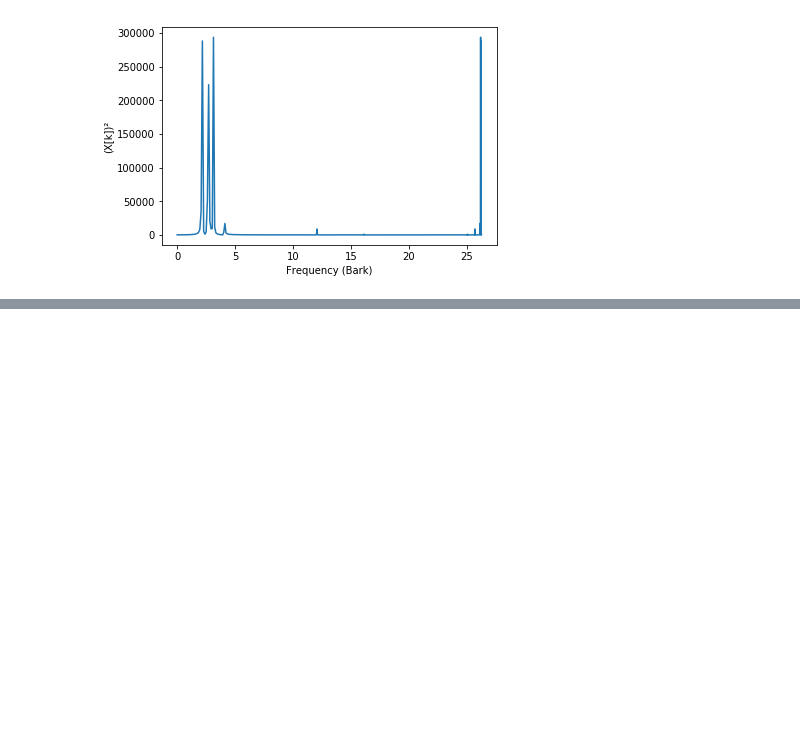
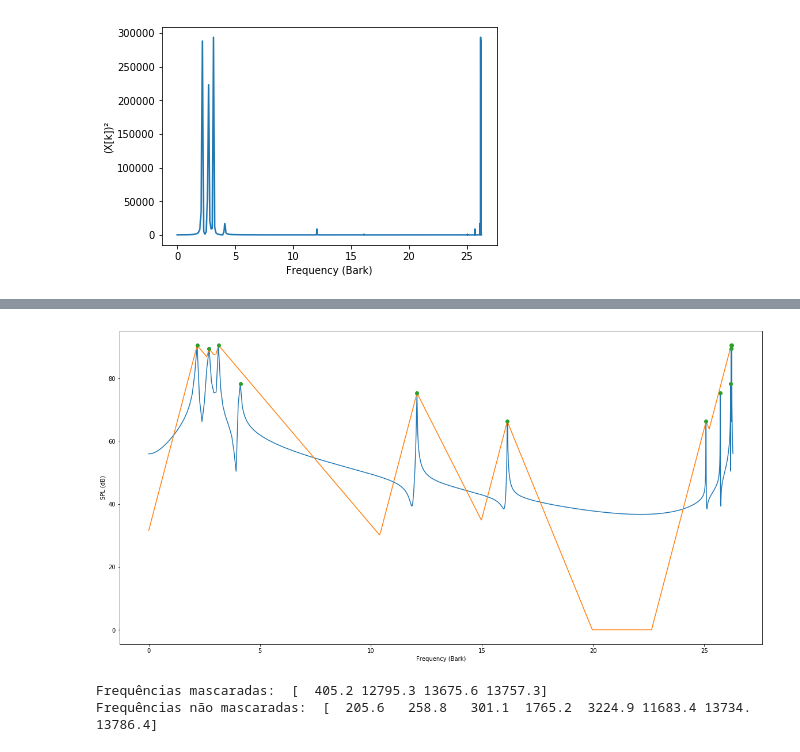
Before and after one commit to Melinghu/audio-masking-curves, a Jupyter notebook: audio-masking-curves.ipynb, the cells around one changed output, grey strips where cells are left out. Cells and saved outputs as stored; diff of their text form; code cells hidden in the pictures; blank space fills up the shorter version.

```diff
--- a/audio-masking-curves.ipynb
+++ b/audio-masking-curves.ipynb
@@ -107,0 +199,50 @@ plt.show()
+# %%
+# Considerando alfa tendendo a infinito,
+# nossa curva de mascaramento eh definida
+# pelas spreading functions de maior valor de cada ponto
+
+def mask_curve(bark, sf_peaks):
+
+    mask = np.zeros((len(bark)))
+
+    for i in range(len(bark)):
+
+        mask[i] = np.amax(sf_peaks[:,i])
+
+    return mask
+# %%
+mask_1 = mask_curve(bark, sf_peaks_1)
+
+plt.figure(figsize=(20,10))
+plt.plot(bark, SPL)
+plt.plot(bark, mask_1)
+plt.plot(bark[peaks], SPL[peaks], marker ='o', ls='')
+plt.ylabel('SPL (dB)')
+plt.xlabel('Frequency (Bark)')
+plt.show()
+# %% [output]
+[figure, added]
+# %%
+# Como pode ser observado no grafico acima,
+# algumas das frequencias serao mascaradas
+# pelas frequencias de intensidade maior
+
+non_masked_1 = []
+masked_1 = []
+
+
+for i in peaks:
+
+    if SPL[i] >= mask_1[i]:
+
+        non_masked_1.append(bark2freq(bark[i]))
+
+    else:
+
+        masked_1.append(bark2freq(bark[i]))
+
+print('Frequências mascaradas: ', np.round(masked_1, 1))
+print('Frequências não mascaradas: ', np.round(non_masked_1, 1))
+# %% [output]
+Frequências mascaradas:  [  405.2 12795.3 13675.6 13757.3]
+Frequências não mascaradas:  [  205.6   258.8   301.1  1765.2  3224.9 11683.4 13734.  13786.4]
```
Also changed, not shown: parts of 11 cells of this notebook, 1 other file.
